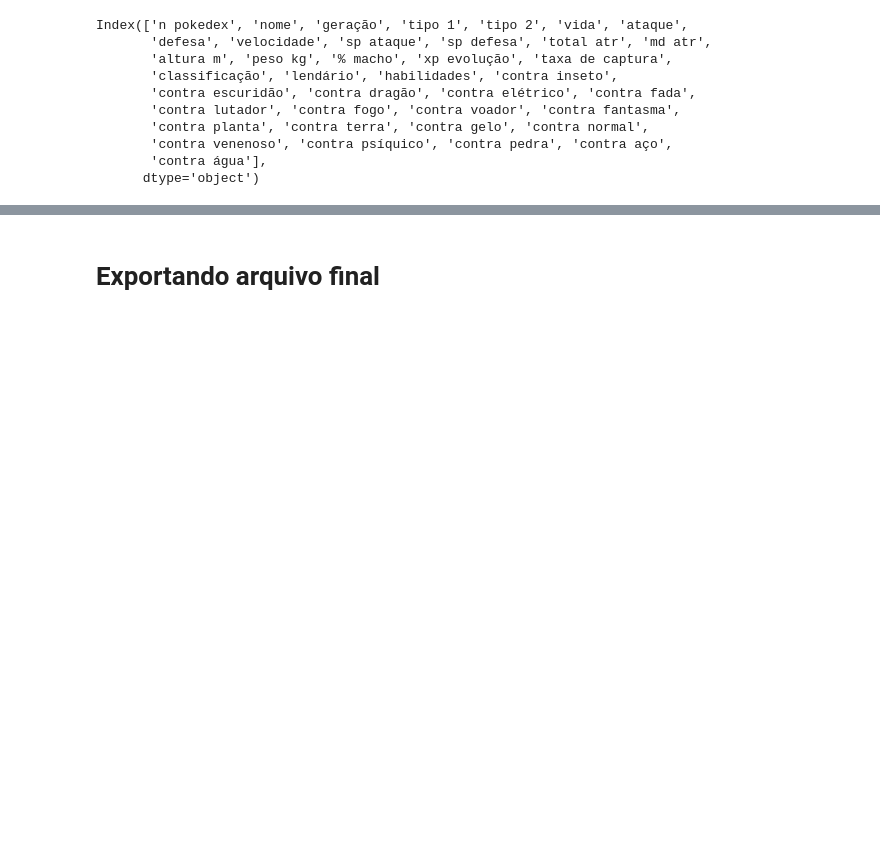
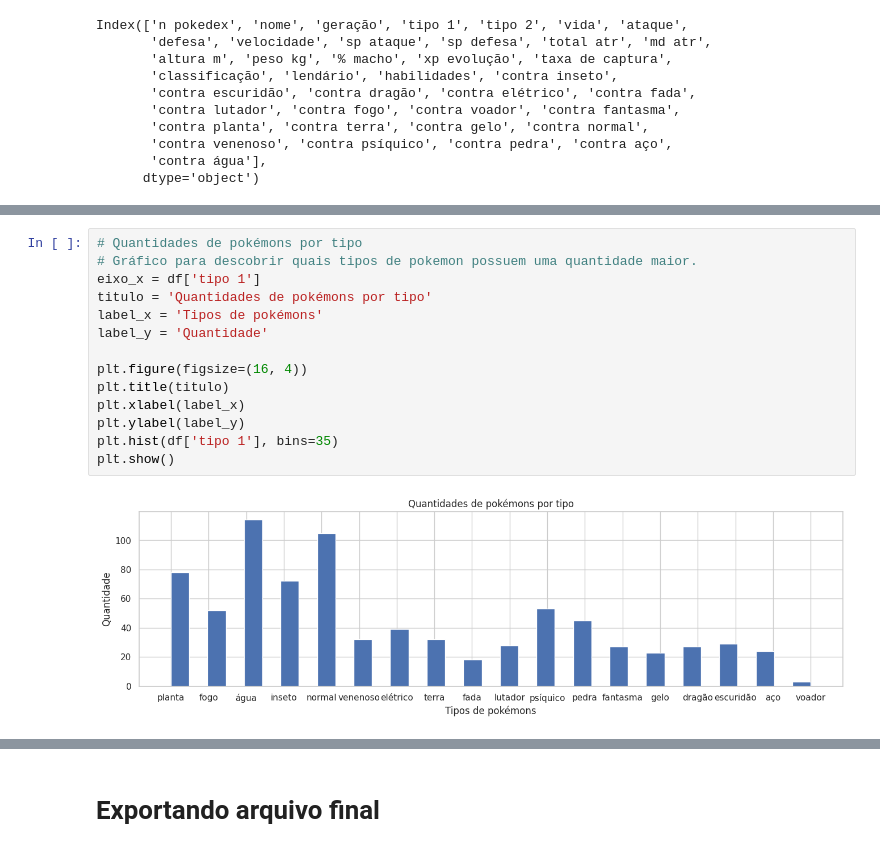
Before and after one commit to lucasfcomaru/Pokemon_dataset_analysis, a Jupyter notebook: Pokémon_dataset_analysis.ipynb, the cells around one changed output, grey strips where cells are left out. Cells and saved outputs as stored; diff of their text form; blank space fills up the shorter version.

```diff
--- a/Pokémon_dataset_analysis.ipynb
+++ b/Pokémon_dataset_analysis.ipynb
@@ -883,0 +906,16 @@ Index(['n pokedex', 'nome', 'geração', 'tipo 1', 'tipo 2', 'vida', 'ataque',
+# %%
+# Quantidades de pokémons por tipo
+# Gráfico para descobrir quais tipos de pokemon possuem uma quantidade maior.
+eixo_x = df['tipo 1']
+titulo = 'Quantidades de pokémons por tipo'
+label_x = 'Tipos de pokémons'
+label_y = 'Quantidade'
+
+plt.figure(figsize=(16, 4))
+plt.title(titulo)
+plt.xlabel(label_x)
+plt.ylabel(label_y)
+plt.hist(df['tipo 1'], bins=35)
+plt.show()
+# %% [output]
+[figure, added]
```
Also changed, not shown: parts of 7 cells of this notebook, 1 other file.
